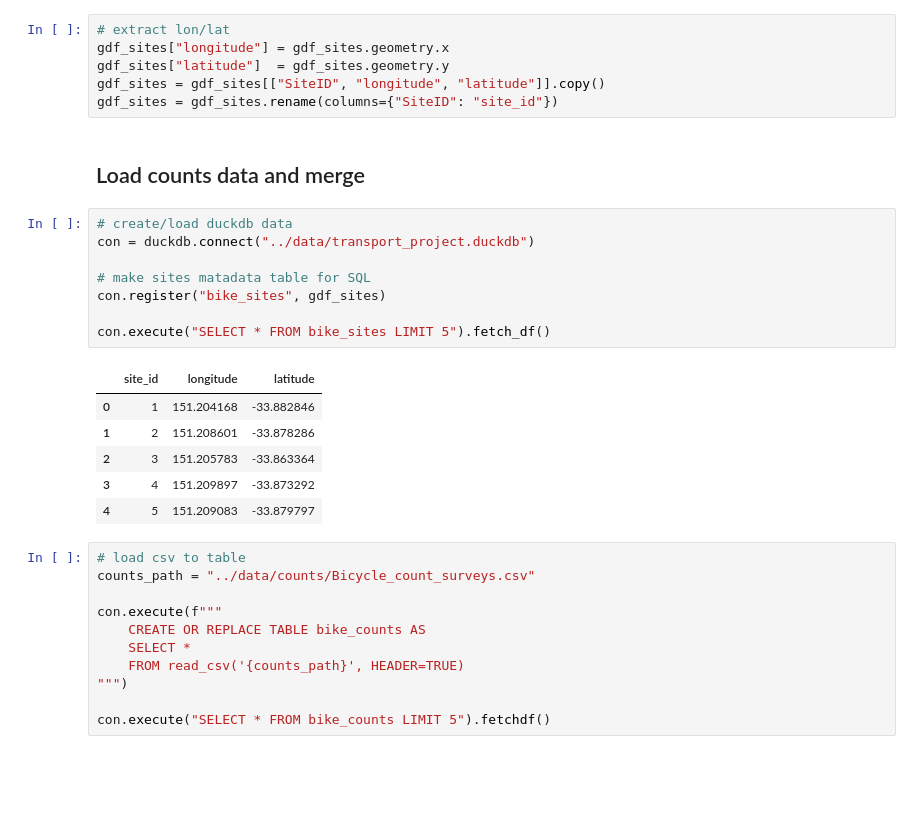
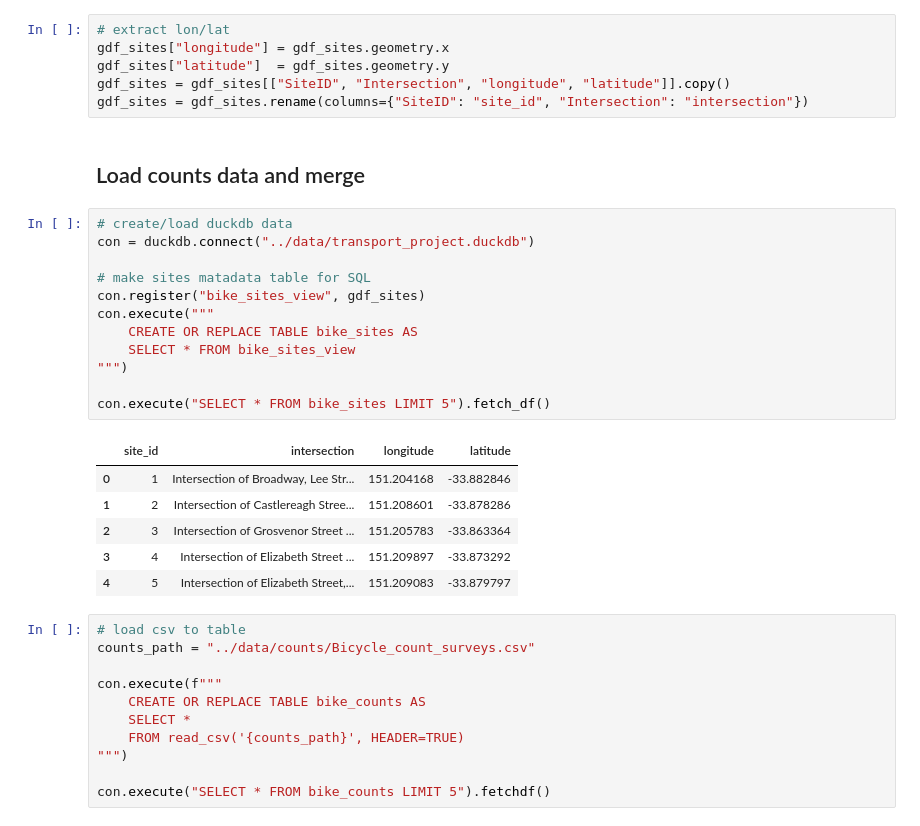
Before and after one commit to viralatomos/DS-Projects, a Jupyter notebook: Sydney/notebooks/01_data_processing_and_panel_construction.ipynb, the cells around one changed output. Saved outputs shown, nothing was run; the diff lists cells and outputs as text; blank space fills up the shorter version.

```diff
--- a/Sydney/notebooks/01_data_processing_and_panel_construction.ipynb
+++ b/Sydney/notebooks/01_data_processing_and_panel_construction.ipynb
@@ -29,25 +29,29 @@ gdf_sites.head()
 # extract lon/lat
 gdf_sites["longitude"] = gdf_sites.geometry.x
 gdf_sites["latitude"]  = gdf_sites.geometry.y
-gdf_sites = gdf_sites[["SiteID", "longitude", "latitude"]].copy()
-gdf_sites = gdf_sites.rename(columns={"SiteID": "site_id"})
+gdf_sites = gdf_sites[["SiteID", "Intersection", "longitude", "latitude"]].copy()
+gdf_sites = gdf_sites.rename(columns={"SiteID": "site_id", "Intersection": "intersection"})
 # %% [markdown]
 ## Load counts data and merge
 # %%
 # create/load duckdb data
 con = duckdb.connect("../data/transport_project.duckdb")
 
 # make sites matadata table for SQL
-con.register("bike_sites", gdf_sites)
+con.register("bike_sites_view", gdf_sites)
+con.execute("""
+    CREATE OR REPLACE TABLE bike_sites AS
+    SELECT * FROM bike_sites_view
+""")
 
 con.execute("SELECT * FROM bike_sites LIMIT 5").fetch_df()
 # %% [output]
-|  | site_id | longitude | latitude |
-| 0 | 1 | 151.204168 | -33.882846 |
-| 1 | 2 | 151.208601 | -33.878286 |
-| 2 | 3 | 151.205783 | -33.863364 |
-| 3 | 4 | 151.209897 | -33.873292 |
-| 4 | 5 | 151.209083 | -33.879797 |
+|  | site_id | intersection | longitude | latitude |
+| 0 | 1 | Intersection of Broadway, Lee Str... | 151.204168 | -33.882846 |
+| 1 | 2 | Intersection of Castlereagh Stree... | 151.208601 | -33.878286 |
+| 2 | 3 | Intersection of Grosvenor Street ... | 151.205783 | -33.863364 |
+| 3 | 4 | Intersection of Elizabeth Street ... | 151.209897 | -33.873292 |
+| 4 | 5 | Intersection of Elizabeth Street,... | 151.209083 | -33.879797 |
 # %%
 # load csv to table
 counts_path = "../data/counts/Bicycle_count_surveys.csv"
```
Also changed, not shown: parts of 1 cell of this notebook, 14 other files.
